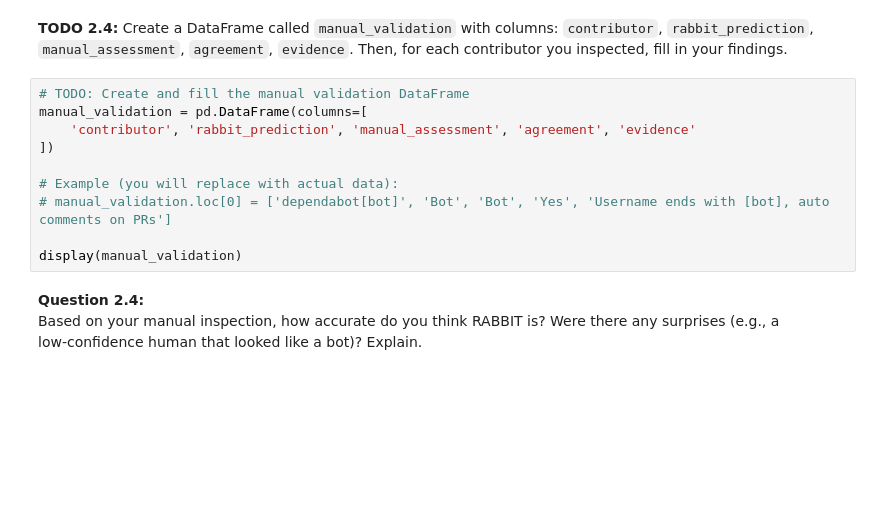
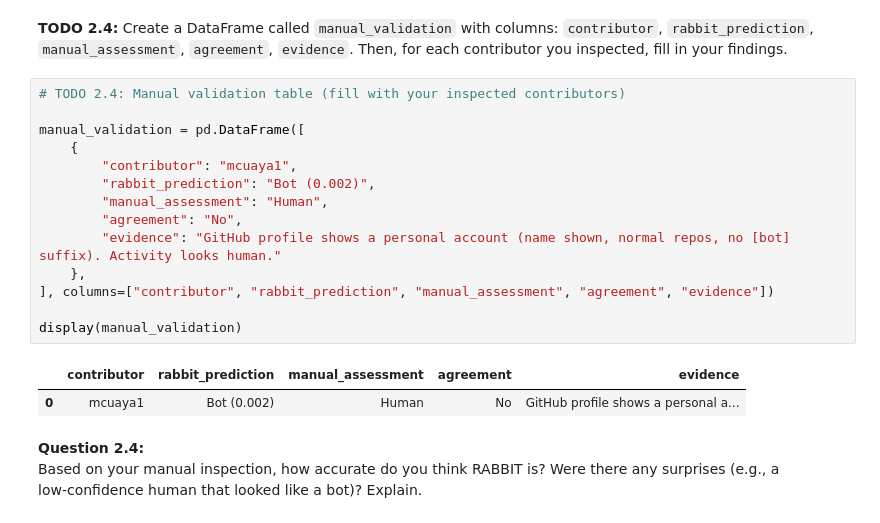
Before and after one commit to CallMeFranck/Bots-agents, a Jupyter notebook: Bots-Template.ipynb, the cells around one changed output. Cells and saved outputs as stored; diff of their text form; blank space fills up the shorter version.

Commit message:
Add manual validation and assessment of RABBIT predictions

```diff
--- a/Bots-Template.ipynb
+++ b/Bots-Template.ipynb
@@ -859,15 +859,22 @@ After inspecting the GitHub profile, the account appears to belong to a real dev
 # %% [markdown]
 **TODO 2.4:** Create a DataFrame called `manual_validation` with columns: `contributor`, `rabbit_prediction`, `manual_assessment`, `agreement`, `evidence`. Then, for each contributor you inspected, fill in your findings.
 # %%
-# TODO: Create and fill the manual validation DataFrame
-manual_validation = pd.DataFrame(columns=[
-    'contributor', 'rabbit_prediction', 'manual_assessment', 'agreement', 'evidence'
-])
+# TODO 2.4: Manual validation table (fill with your inspected contributors)
 
-# Example (you will replace with actual data):
-# manual_validation.loc[0] = ['dependabot[bot]', 'Bot', 'Bot', 'Yes', 'Username ends with [bot], auto comments on PRs']
+manual_validation = pd.DataFrame([
+    {
+        "contributor": "mcuaya1",
+        "rabbit_prediction": "Bot (0.002)",
+        "manual_assessment": "Human",
+        "agreement": "No",
+        "evidence": "GitHub profile shows a personal account (name shown, normal repos, no [bot] suffix). Activity looks human."
+    },
+], columns=["contributor", "rabbit_prediction", "manual_assessment", "agreement", "evidence"])
 
 display(manual_validation)
+# %% [output]
+|  | contributor | rabbit_prediction | manual_assessment | agreement | evidence |
+| 0 | mcuaya1 | Bot (0.002) | Human | No | GitHub profile shows a personal a... |
 # %% [markdown]
 **Question 2.4:**
 Based on your manual inspection, how accurate do you think RABBIT is? Were there any surprises (e.g., a low‑confidence human that looked like a bot)? Explain.
```
Also changed, not shown: parts of 1 cell of this notebook.
